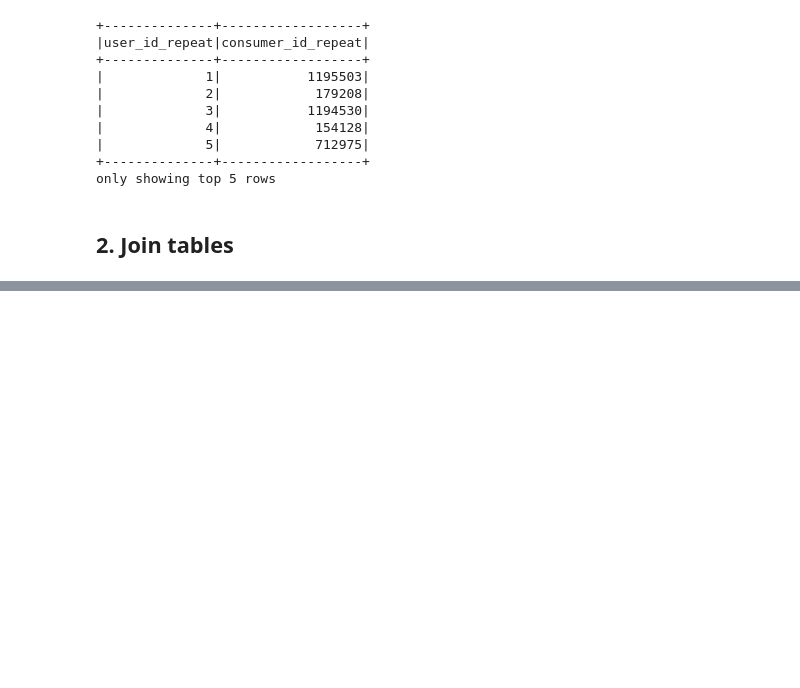
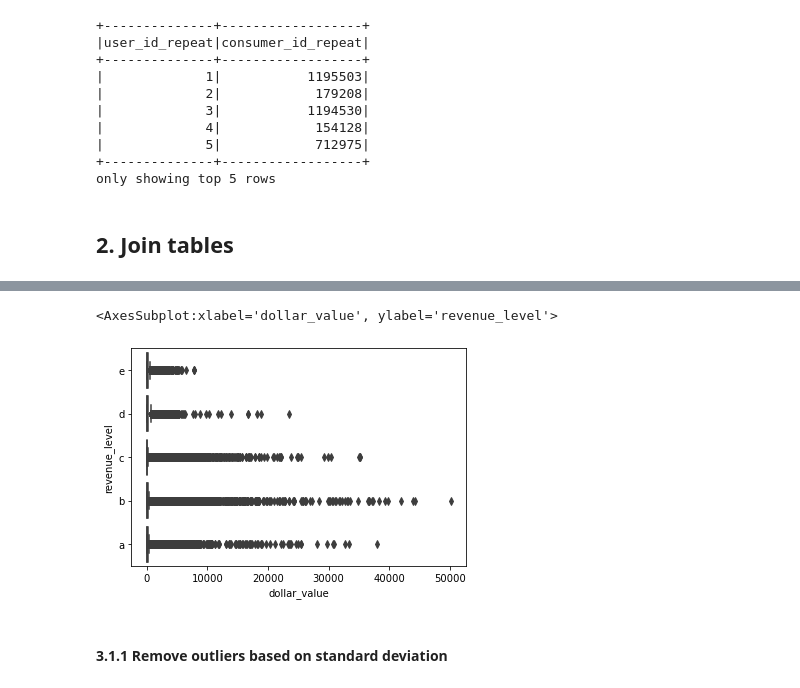
Before and after one commit to MAST30034-Applied-Data-Science/generic-buy-now-pay-later-project-group-27, a Jupyter notebook: notebooks/overview.ipynb, the cells around one changed output, grey strips where cells are left out. Drawn from its saved outputs; the diff is of its cells as text; code cells hidden in the pictures; blank space fills up the shorter version.

```diff
--- a/notebooks/overview.ipynb
+++ b/notebooks/overview.ipynb
@@ -381,0 +368,7 @@ only showing top 20 rows
+# %%
+sns.boxplot(data=join.sample(False, 0.1).toPandas(), x="dollar_value", y="revenue_level")
+# %% [output]
+<AxesSubplot:xlabel='dollar_value', ylabel='revenue_level'>
+[figure, added]
+# %% [markdown]
+<h4>3.1.1 Remove outliers based on standard deviation</h4>
```
Also changed, not shown: parts of 28 cells of this notebook, 3 other files.
